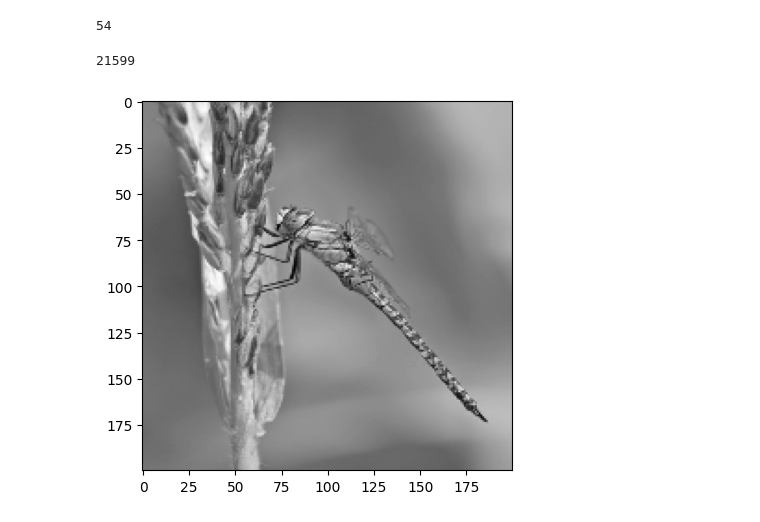
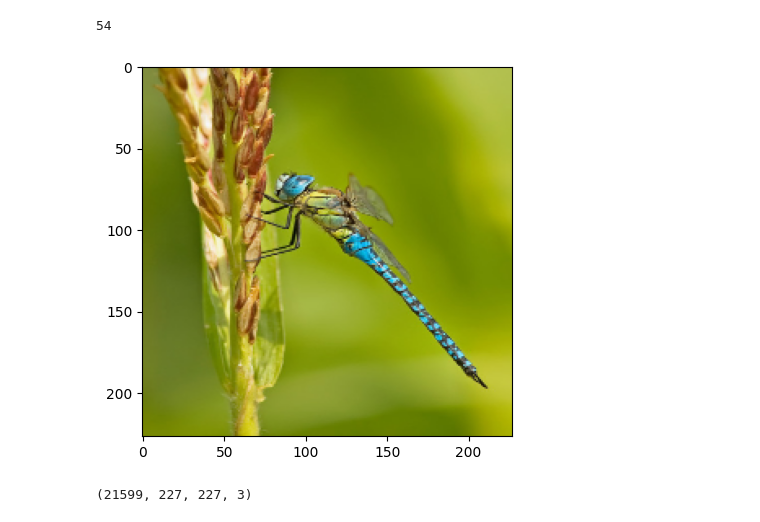
Before and after one commit to sueta1995/CourseWork_TRPS, a Jupyter notebook: classification/odonata_data.ipynb, the cells around one changed output. Drawn from its saved outputs; the diff is of its cells as text; code cells hidden in the pictures.

```diff
--- a/classification/odonata_data.ipynb
+++ b/classification/odonata_data.ipynb
@@ -29,20 +29,20 @@ def create_training_data():
 
         for _ in tqdm(range(400)):
             try:
-                img_array = cv2.imread(os.path.join(path, os.listdir(path)[_]), cv2.IMREAD_GRAYSCALE)
+                img_array = cv2.imread(os.path.join(path, os.listdir(path)[_]))
                 new_array = cv2.resize(img_array, (IMG_SIZE, IMG_SIZE))
+                new_array = cv2.cvtColor(new_array, cv2.COLOR_BGR2RGB)
+
                 training_data.append([new_array, class_num])
             except Exception as e:
                 pass
 
 create_training_data()
-# %% [output]
-21599
 # %%
-plt.imshow(training_data[0][0], cmap='gray')
+plt.imshow(training_data[0][0])
 plt.show()
 # %% [output]
-[figure, old version]
+[figure, new version]
 # %%
 random.shuffle(training_data)
 # %%
@@ -62,3 +62,7 @@ pickle_out.close()
 pickle_out = open("D:/y.pickle", "wb")
 pickle.dump(y, pickle_out)
 pickle_out.close()
+# %%
+print(X.shape)
+# %% [output]
+(21599, 227, 227, 3)
```
Also changed, not shown: parts of 2 cells of this notebook, 1 other file.
